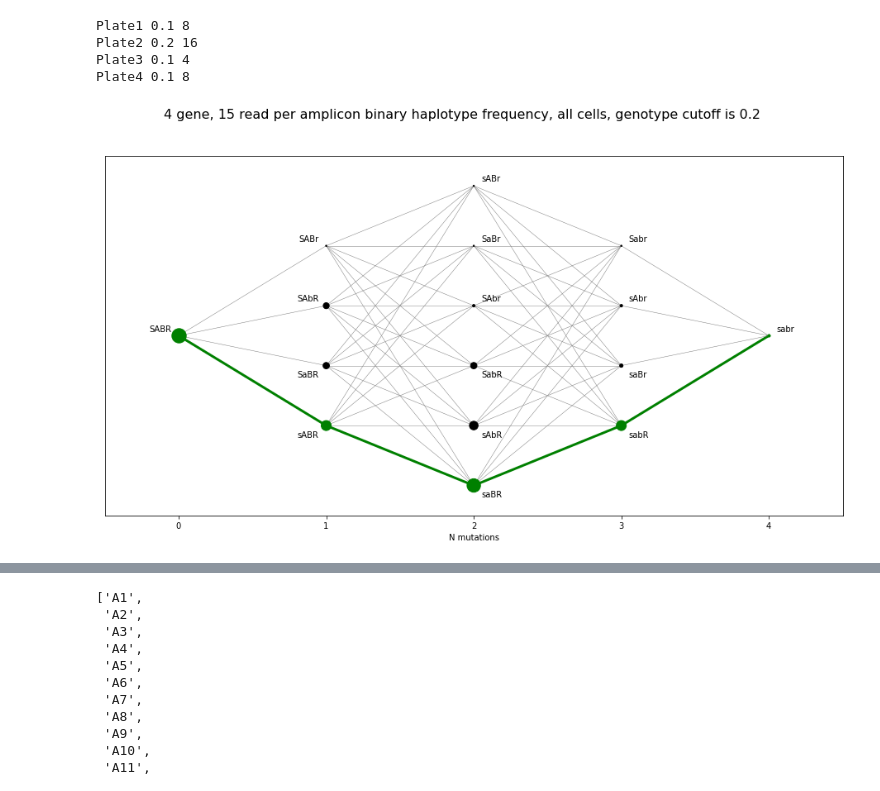
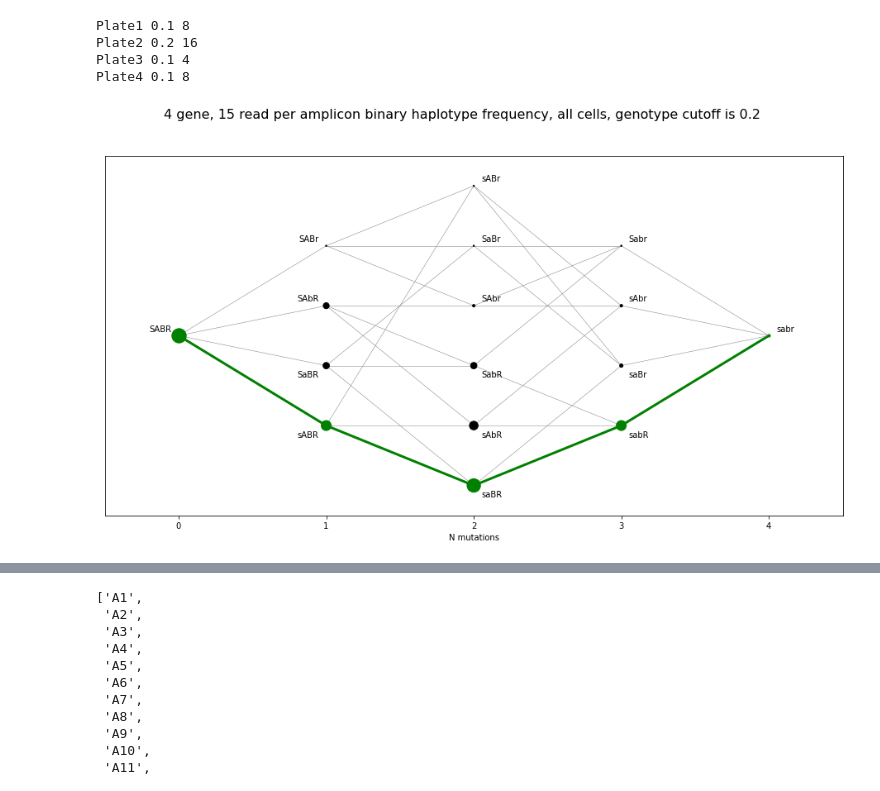
Before and after one commit to AnnatinaSchnegg/AS_amplicons, a Jupyter notebook: Code/Haps - RN Haplotypes - improved code.ipynb, the cells around one changed output, grey strips where cells are left out. Drawn from its saved outputs; the diff is of its cells as text; code cells hidden in the pictures.

```diff
--- a/Code/Haps - RN Haplotypes - improved code.ipynb
+++ b/Code/Haps - RN Haplotypes - improved code.ipynb
@@ -52,6 +52,8 @@ for a in firsta:
     for b in seconda:
         hap_2gene_poss.append(a+b)
 
+order = [0, 1, 2, 3]
+hap_2gene_order = dict(zip(hap_2gene_poss, order))
 
 num_cols = len(hap_2gene_poss)
 cols = sns.color_palette("husl", num_cols)
@@ -427,13 +491,25 @@ ax = axes.ravel()
 count = 0
 
 c = plate3['Haplotype'].value_counts().rename_axis('hap').reset_index(name='counts')
+
+#if any haplotype is not present, add it into the frame with freq 0 hap_3gene_poss has the possibilities
+for h in hap_2gene_poss:
+    if h in c['hap']:
+        continue
+    else:
+        dfh = pd.DataFrame([[h, 0]], columns= ['hap', 'counts'])
+        c = c.append(dfh)
+c['order'] = c['hap']
+c = c.replace({'order': hap_2gene_order})
+c = c.sort_values(by=['order'])
 d = c['counts'].sum()
 c['proportion'] = c['counts']/d
 
-ax[0] = sns.barplot(x='hap', y='counts', data = c, palette = col_2gene, ax = ax[0]) #fro scatter add  hue = 'hap'
+ax[0] = sns.barplot(x='hap', y='counts', data = c, palette = col_2gene, ax = ax[0], ci = None) #fro scatter add  hue = 'hap'
 ax[0].set_title('All cells')
 ax[0].set_ylabel('Number of cells', fontsize = 14)
 ax[0].set_xlabel('Haplotype', fontsize = 14)
+ax[0].tick_params(axis='x', labelrotation = 90)
 #ax[0].set_ylim(0.001,0.999)
 #ax[count].set_yscale('logit') #use this only with scatterplot
 
@@ -443,13 +519,25 @@ for cell in celltype:
     if plate3.loc[plate3['Cell_type'].isin([cell])].empty ==False:
 
         a = plate3.loc[plate3['Cell_type'].isin([cell])]['Haplotype'].value_counts().rename_axis('hap').reset_index(name='counts')
+
+        #if any haplotype is not present, add it into the frame with freq 0 hap_3gene_poss has the possibilities
+        for h in hap_2gene_poss:
+            if h in a['hap']:
+                continue
+            else:
+                dfh = pd.DataFrame([[h, 0]], columns= ['hap', 'counts'])
+                a = a.append(dfh)
+        a['order'] = a['hap']
+        a = a.replace({'order': hap_2gene_order})
+        a = a.sort_values(by=['order'])
         b = a['counts'].sum()
         a['proportion'] = a['counts']/b
 
-        ax[count] = sns.barplot(x='hap', y='counts', data = a, palette = col_2gene, ax = ax[count]) #for scatter add  hue = 'hap'
+        ax[count] = sns.barplot(x='hap', y='counts', data = a, palette = col_2gene, ax = ax[count], ci = None) #for scatter add  hue = 'hap'
         ax[count].set_title(str(cell))
         ax[count].set_ylabel('Number of cells', fontsize = 14)
         ax[count].set_xlabel('Haplotype', fontsize = 14)
+        ax[count].tick_params(axis='x', labelrotation = 90)
         #ax[count].set_ylim(0.001,0.999)
         #ax[count].set_yscale('logit') #use this only with scatterplot
 
@@ -458,6 +546,6 @@ for cell in celltype:
 
 fig.suptitle('1 gene, 50 read per amplicon binary haplotype count by cell type, genotype cutoff is ' + str(cutoff3), fontsize=16)
 fig.savefig('../Results/Haplotypes/Haplotype_1gen_50amp_cutoff_'+str(cutoff3)+ '.png',dpi=300)
-plt.close()
+#plt.close()
 # %% [output]
 The number of haplotypes present is:  4
@@ -547,34 +636,45 @@ va='bottom')
             ax.text(nmut + 0.05, y - 0.08, hname, ha='left', va='top')
 
     if nmut != 4:
         hap2 = haplo_freqs.loc[haplo_freqs['n_muts'] == nmut + 1]
         nh2 = len(hap2)
         ys2 = np.arange(nh2) - 0.5 * (nh2 - 1)
         for hname, y in zip(hap.index, ys):
             for hname2, y2 in zip(hap2.index, ys2):
+                skip = False
+                for i in range(len(hname)):
+                    if (hname[i] == hname[i].lower()) and (hname2[i] == hname2[i].upper()):
+                        skip = True
+                        break
+
+                if skip:
+                    continue
+
+
+
                 if (trajectory4[nmut] == hname) and (trajectory4[nmut
 + 1] == hname2):
                     lw = 3
                     color = 'green'
                 else:
                     lw = 0.5
                     color = 'grey'
                 ax.plot([nmut, nmut+1], [y, y2], color=color, lw=lw, zorder=0)
 
 ax.set_xlim(-0.5, 4.5)
 ax.set_xticks(np.arange(5))
 ax.set_xlabel('N mutations')
 ax.set_ylim(-3, 3)
 ax.set_yticks([])
 #fig.tight_layout()
 
 fig.suptitle('4 gene, 15 read per amplicon binary haplotype frequency, all cells, genotype cutoff is ' + str(cutoff2), fontsize=16)
 fig.savefig('../Results/Haplotypes/Haplotype_4gen_15amp_cutoff_trajectory'+str(cutoff2)+ '.png',dpi=300)
 
 plt.ion(); plt.show()
 #How to only show possible trajectories?
 # %% [output]
-[figure, old version]
+[figure, new version]
 # %%
 counts2
 # %% [output]
```
Also changed, not shown: parts of 14 cells of this notebook, 34 other files.
